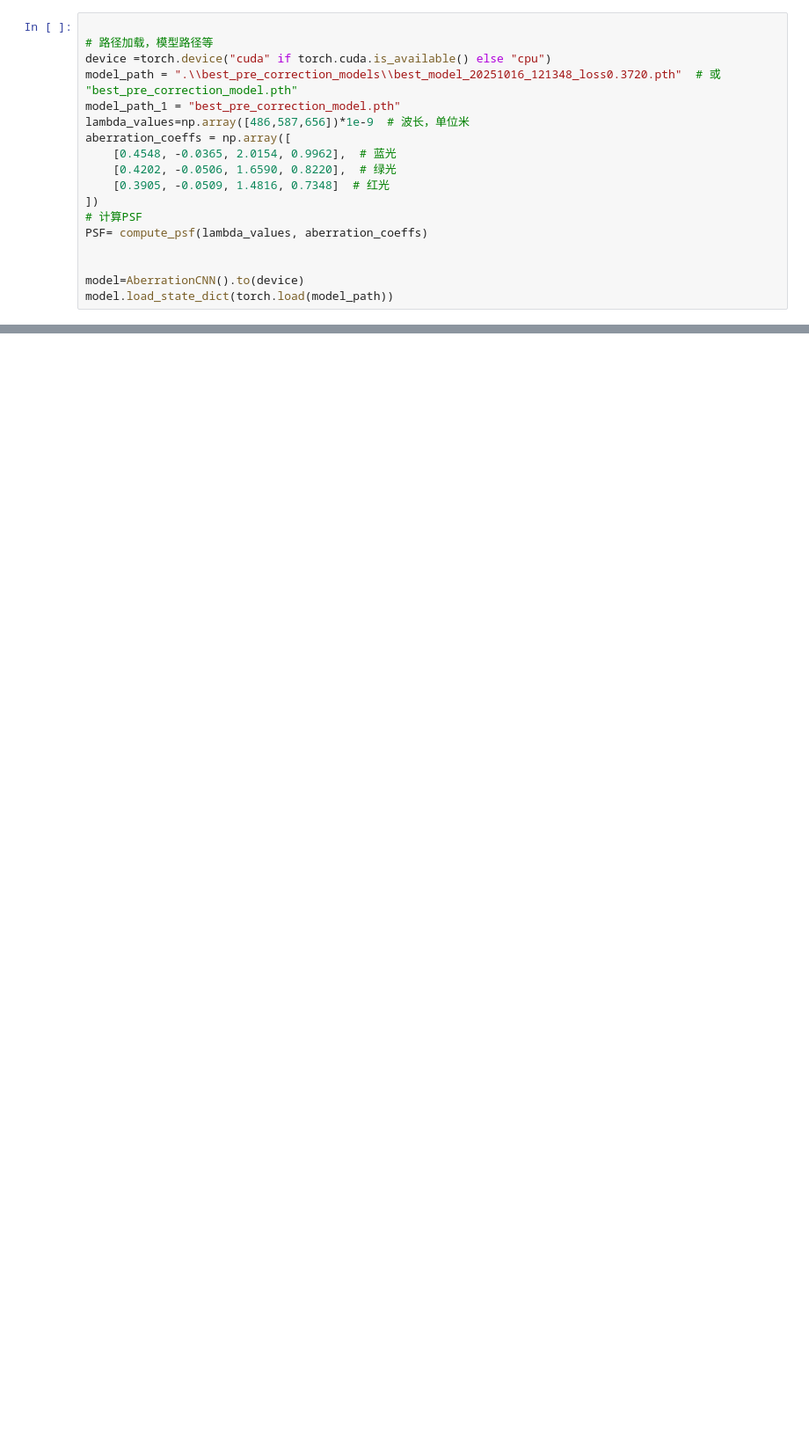
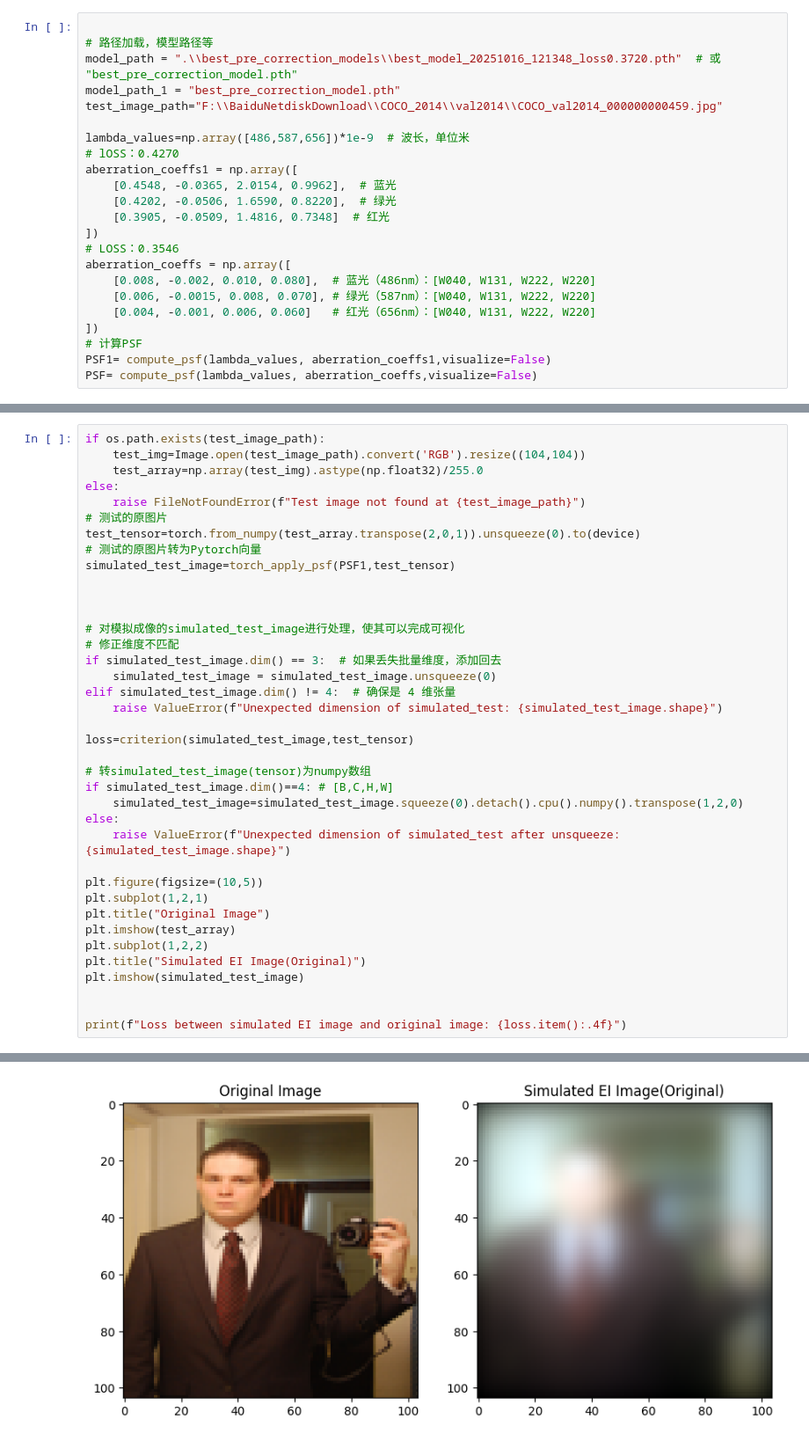
Before and after one commit to suibianhuahua/Dual_try_2_2025-10-16, a Jupyter notebook: Try.ipynb, the cells around one changed output, grey strips where cells are left out. Shown at 88% size. Cells and saved outputs as stored; diff of their text form; blank space fills up the shorter version.

```diff
--- a/Try.ipynb
+++ b/Try.ipynb
@@ -9,18 +13,23 @@ import matplotlib.pyplot as plt
 # %%
 
 # 路径加载，模型路径等
-device =torch.device("cuda" if torch.cuda.is_available() else "cpu")
 model_path = ".\\best_pre_correction_models\\best_model_20251016_121348_loss0.3720.pth"  # 或 "best_pre_correction_model.pth"
 model_path_1 = "best_pre_correction_model.pth"
+test_image_path="F:\\BaiduNetdiskDownload\\COCO_2014\\val2014\\COCO_val2014_000000000459.jpg"
+
 lambda_values=np.array([486,587,656])*1e-9  # 波长，单位米
-aberration_coeffs = np.array([
+# lOSS：0.4270
+aberration_coeffs1 = np.array([
     [0.4548, -0.0365, 2.0154, 0.9962],  # 蓝光
     [0.4202, -0.0506, 1.6590, 0.8220],  # 绿光
     [0.3905, -0.0509, 1.4816, 0.7348]  # 红光
 ])
+# LOSS：0.3546
+aberration_coeffs = np.array([
+    [0.008, -0.002, 0.010, 0.080],  # 蓝光（486nm）：[W040, W131, W222, W220]
+    [0.006, -0.0015, 0.008, 0.070], # 绿光（587nm）：[W040, W131, W222, W220]
+    [0.004, -0.001, 0.006, 0.060]   # 红光（656nm）：[W040, W131, W222, W220]
+])
 # 计算PSF
-PSF= compute_psf(lambda_values, aberration_coeffs)
-
-
-model=AberrationCNN().to(device)
-model.load_state_dict(torch.load(model_path))
+PSF1= compute_psf(lambda_values, aberration_coeffs1,visualize=False)
+PSF= compute_psf(lambda_values, aberration_coeffs,visualize=False)
@@ -30,0 +36,39 @@ model.load_state_dict(torch.load(model_path))
+# %%
+if os.path.exists(test_image_path):
+    test_img=Image.open(test_image_path).convert('RGB').resize((104,104))
+    test_array=np.array(test_img).astype(np.float32)/255.0
+else:
+    raise FileNotFoundError(f"Test image not found at {test_image_path}")
+# 测试的原图片
+test_tensor=torch.from_numpy(test_array.transpose(2,0,1)).unsqueeze(0).to(device)
+# 测试的原图片转为Pytorch向量
+simulated_test_image=torch_apply_psf(PSF1,test_tensor)
+
+
+
+# 对模拟成像的simulated_test_image进行处理，使其可以完成可视化
+# 修正维度不匹配
+if simulated_test_image.dim() == 3:  # 如果丢失批量维度，添加回去
+    simulated_test_image = simulated_test_image.unsqueeze(0)
+elif simulated_test_image.dim() != 4:  # 确保是 4 维张量
+    raise ValueError(f"Unexpected dimension of simulated_test: {simulated_test_image.shape}")
+
+loss=criterion(simulated_test_image,test_tensor)
+
+# 转simulated_test_image(tensor)为numpy数组
+if simulated_test_image.dim()==4: # [B,C,H,W]
+    simulated_test_image=simulated_test_image.squeeze(0).detach().cpu().numpy().transpose(1,2,0)
+else:
+    raise ValueError(f"Unexpected dimension of simulated_test after unsqueeze: {simulated_test_image.shape}")
+
+plt.figure(figsize=(10,5))
+plt.subplot(1,2,1)
+plt.title("Original Image")
+plt.imshow(test_array)
+plt.subplot(1,2,2)
+plt.title("Simulated EI Image(Original)")
+plt.imshow(simulated_test_image)
+
+
+print(f"Loss between simulated EI image and original image: {loss.item():.4f}")
+# %% [output]
@@ -30,0 +76 @@ model.load_state_dict(torch.load(model_path))
+[figure, added]
```
Also changed, not shown: parts of 5 cells of this notebook, 3 other files.
